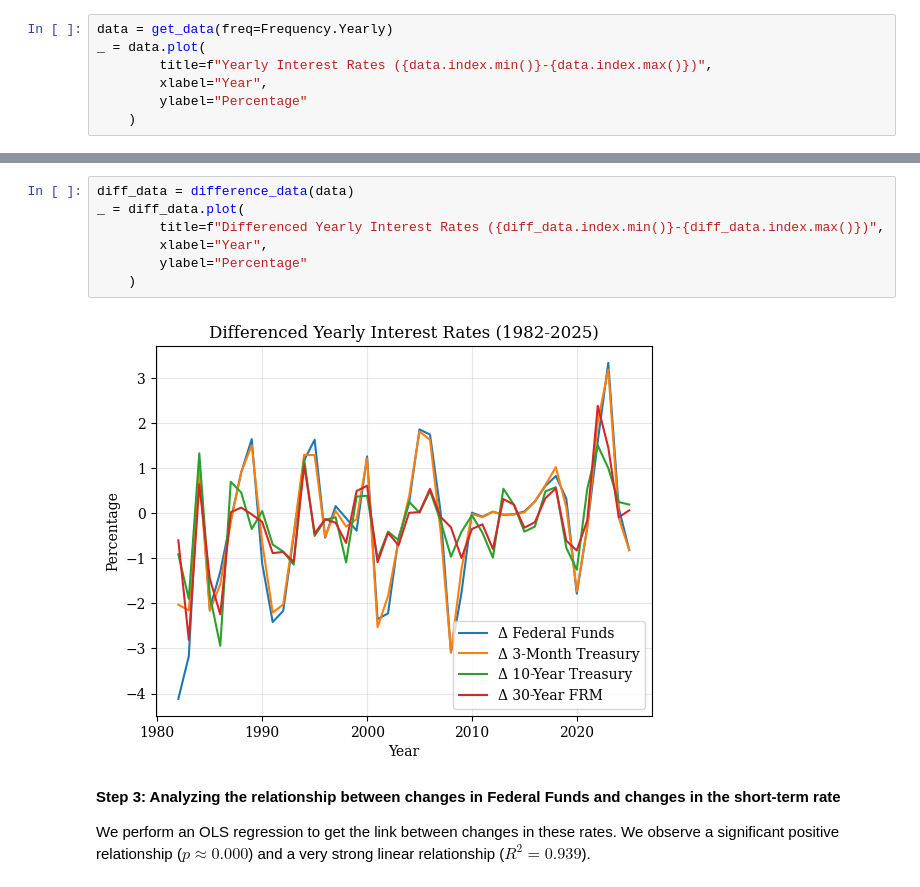
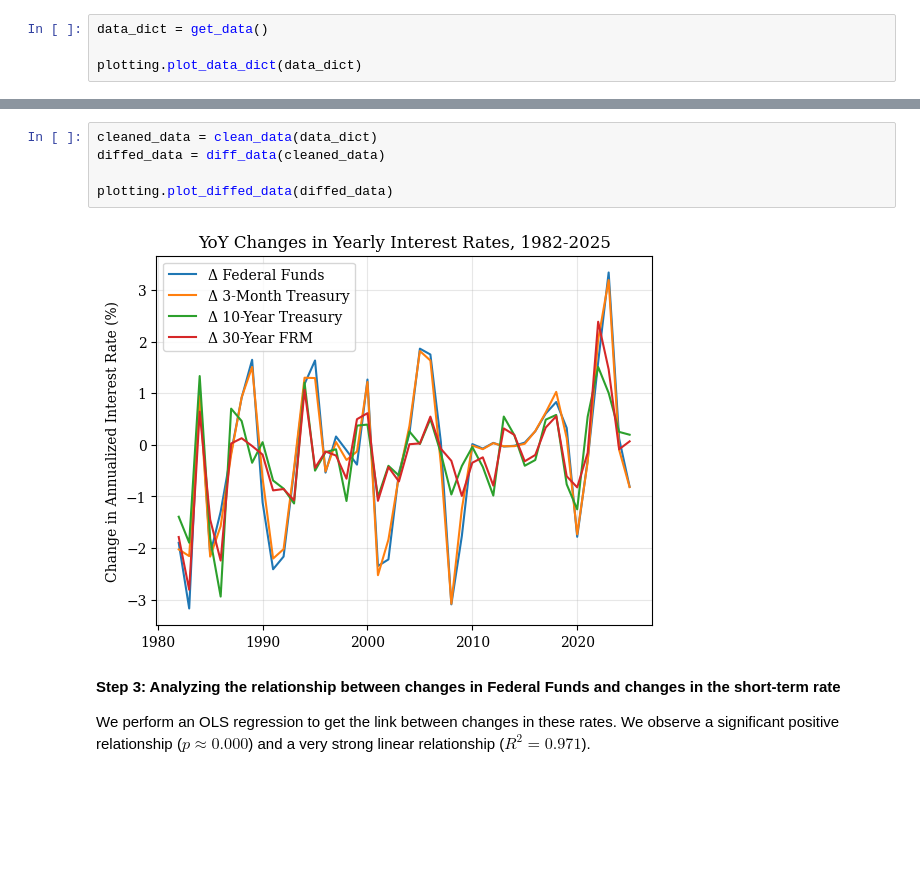
Before and after one commit to ericleonen/from-fed-funds-to-mortgages, a Jupyter notebook: analysis/main.ipynb, the cells around one changed output, grey strips where cells are left out. Saved outputs shown, nothing was run; the diff lists cells and outputs as text; blank space fills up the shorter version.

```diff
--- a/analysis/main.ipynb
+++ b/analysis/main.ipynb
@@ -23,8 +23,5 @@ We get and plot the four (Federal Funds, short-term, long-term, and FRM) yearly
 # %%
-data = get_data(freq=Frequency.Yearly)
-_ = data.plot(
-        title=f"Yearly Interest Rates ({data.index.min()}-{data.index.max()})",
-        xlabel="Year",
-        ylabel="Percentage"
-    )
+data_dict = get_data()
+
+plotting.plot_data_dict(data_dict)
 # %% [output]
@@ -36,15 +33,13 @@ We get year-over-year changes in rates. We want to remove trends in all the seri
 # %%
-diff_data = difference_data(data)
-_ = diff_data.plot(
-        title=f"Differenced Yearly Interest Rates ({diff_data.index.min()}-{diff_data.index.max()})",
-        xlabel="Year",
-        ylabel="Percentage"
-    )
+cleaned_data = clean_data(data_dict)
+diffed_data = diff_data(cleaned_data)
+
+plotting.plot_diffed_data(diffed_data)
 # %% [output]
-[figure, old version]
+[figure, new version]
 # %% [markdown]
 **Step 3: Analyzing the relationship between changes in Federal Funds and changes in the short-term rate**
 
-We perform an OLS regression to get the link between changes in these rates. We observe a significant positive relationship ($p\approx 0.000$) and a very strong linear relationship ($R^2=0.939$).
+We perform an OLS regression to get the link between changes in these rates. We observe a significant positive relationship ($p\approx 0.000$) and a very strong linear relationship ($R^2=0.971$).
 # %%
 pred_3mo_from_ff, lm_3mo_from_ff = fit_lm(
```
Also changed, not shown: parts of 10 cells of this notebook, 2 other files.
